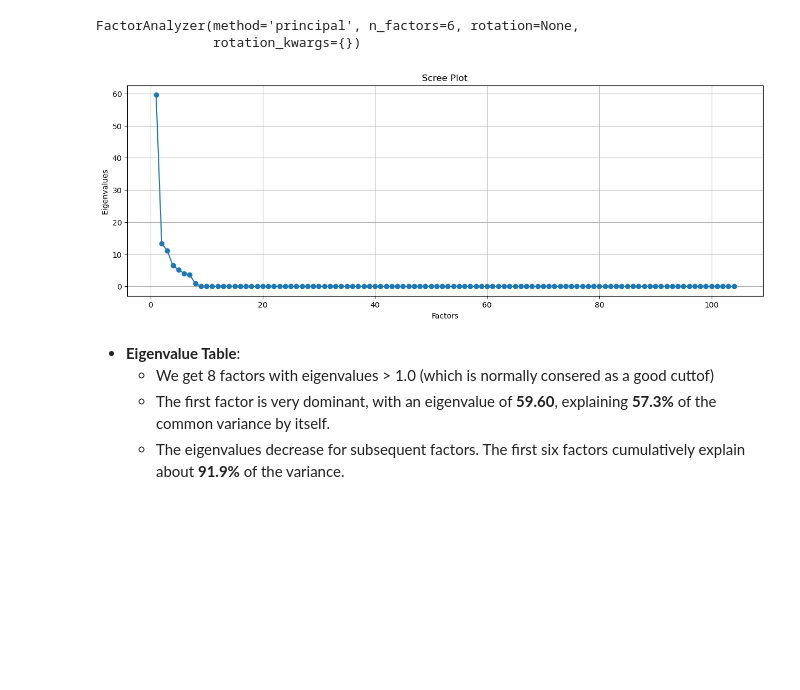
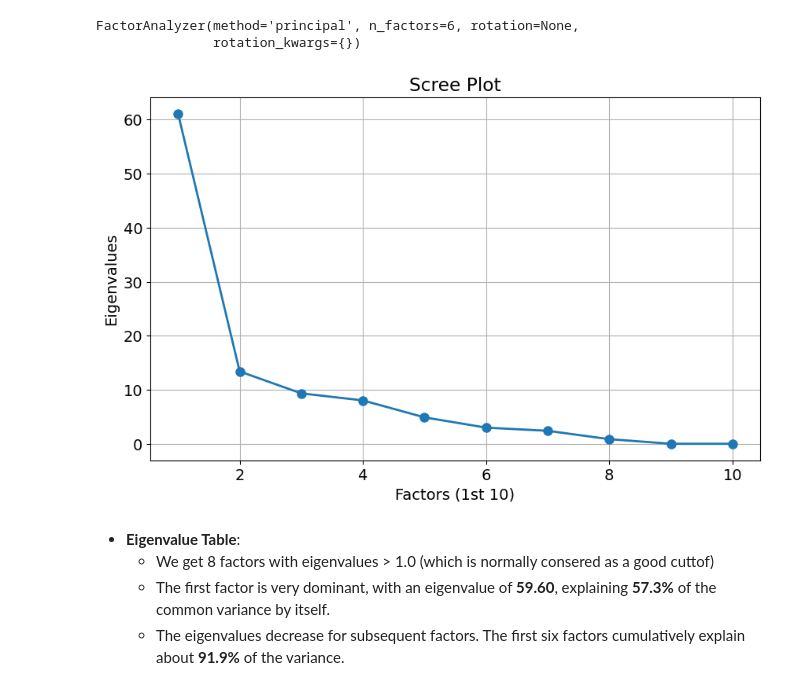
Before and after one commit to Shariar076/llm-ideological-depth, a Jupyter notebook: factor_analysis.ipynb, the cells around one changed output. Saved outputs shown, nothing was run; the diff lists cells and outputs as text; code cells hidden in the pictures; blank space fills up the shorter version.

```diff
--- a/factor_analysis.ipynb
+++ b/factor_analysis.ipynb
@@ -11,7 +11,7 @@ pd.set_option('display.float_format', '{:.2f}'.format)
 MODEL_1 = "gemma-2-9b-it"
 MODEL_2 = "llama-3.1-8b-it"
 
-df = pd.read_csv(f"analysis/{MODEL_1}_labeled_votes.csv")
+df = pd.read_csv(f"analysis/{MODEL_1}_votes.csv")
 df = df.fillna(0.5)
 response_cols = [col for col in df.columns if col not in ['category', 'q_id']]
 df = df[response_cols]
@@ -116,15 +116,16 @@ FactorAnalyzer(method='principal', n_factors=6, rotation=None,
                rotation_kwargs={})
 # %%
 eigenvalues, _ = fa_unrotated.get_eigenvalues()
-plt.rcParams['figure.figsize']=(15,5)
-plt.plot(range(1, df.shape[1]+1),eigenvalues, marker='o') # df.shape[1] -> n_ques
+plt.rcParams.update({'figure.figsize':(10,6), 'font.size': 14})
+n_meaningful = 10  # or 8 if you want to be strict
+plt.plot(range(1, n_meaningful+1), eigenvalues[:n_meaningful], marker='o', linewidth=2, markersize=8)
 plt.title('Scree Plot')
-plt.xlabel('Factors')
+plt.xlabel('Factors (1st 10)')
 plt.ylabel('Eigenvalues')
 plt.grid()
 plt.show()
 # %% [output]
-[figure, old version]
+[figure, new version]
 # %% [markdown]
 * **Eigenvalue Table**:
     * We get 8 factors with eigenvalues > 1.0 (which is normally consered as a good cuttof)
```
Also changed, not shown: parts of 12 cells of this notebook, 10 other files.
